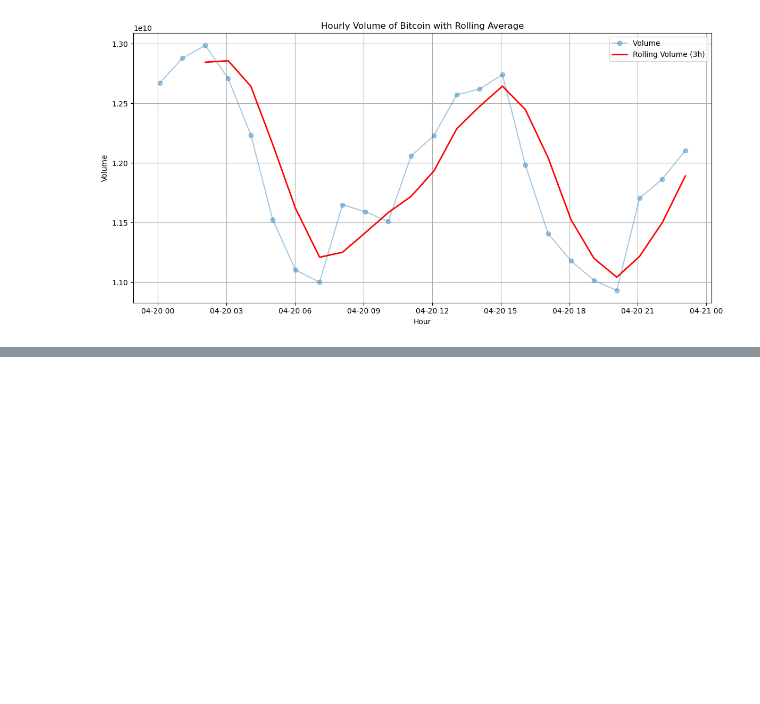
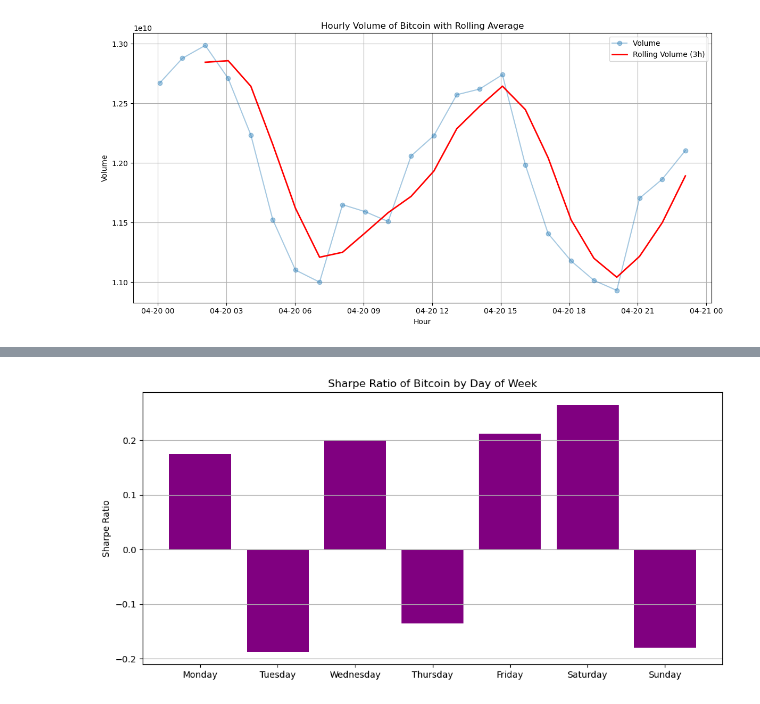
Before and after one commit to moyu1011-hka/hausarbeit-info2, a Jupyter notebook: test_coingecko_with_jupyter.ipynb, the cells around one changed output, grey strips where cells are left out. Saved outputs shown, nothing was run; the diff lists cells and outputs as text; code cells hidden in the pictures; blank space fills up the shorter version.

```diff
--- a/test_coingecko_with_jupyter.ipynb
+++ b/test_coingecko_with_jupyter.ipynb
@@ -822,0 +839,41 @@ timestamp
+# %%
+url = "https://api.coingecko.com/api/v3/coins/bitcoin/market_chart"
+params = {
+    'vs_currency': 'usd',
+    'days': '14'
+}
+headers = {
+    "accept": "application/json",
+    "x-cg-demo-api-key": "CG-XNGBRE1zynSYLPRSQhjN7n2v"
+}
+
+response = requests.get(url, params=params, headers=headers)
+data = response.json()
+
+df_ratio = pd.DataFrame(data['prices'], columns=['timestamp', 'price'])
+df_ratio['timestamp'] = pd.to_datetime(df_ratio['timestamp'], unit='ms')
+df_ratio.set_index('timestamp', inplace=True)
+
+df_ratio['return'] = df_ratio['price'].pct_change()
+
+df_ratio['weekday'] = df_ratio.index.day_name()
+
+sharpe_by_day = df_ratio.groupby('weekday').agg(
+    mean_return=('return', 'mean'),
+    volatility=('return', 'std')
+)
+
+sharpe_by_day['sharpe_ratio'] = sharpe_by_day['mean_return'] / sharpe_by_day['volatility']
+
+weekday_order = ['Monday', 'Tuesday', 'Wednesday', 'Thursday', 'Friday', 'Saturday', 'Sunday']
+sharpe_by_day = sharpe_by_day.loc[weekday_order]
+
+plt.figure(figsize=(10, 5))
+plt.bar(sharpe_by_day.index, sharpe_by_day['sharpe_ratio'], color='purple')
+plt.title('Sharpe Ratio of Bitcoin by Day of Week')
+plt.ylabel('Sharpe Ratio')
+plt.grid(axis='y')
+plt.tight_layout()
+plt.show()
+# %% [output]
+[figure, added]
```
Also changed, not shown: parts of 3 cells of this notebook.
